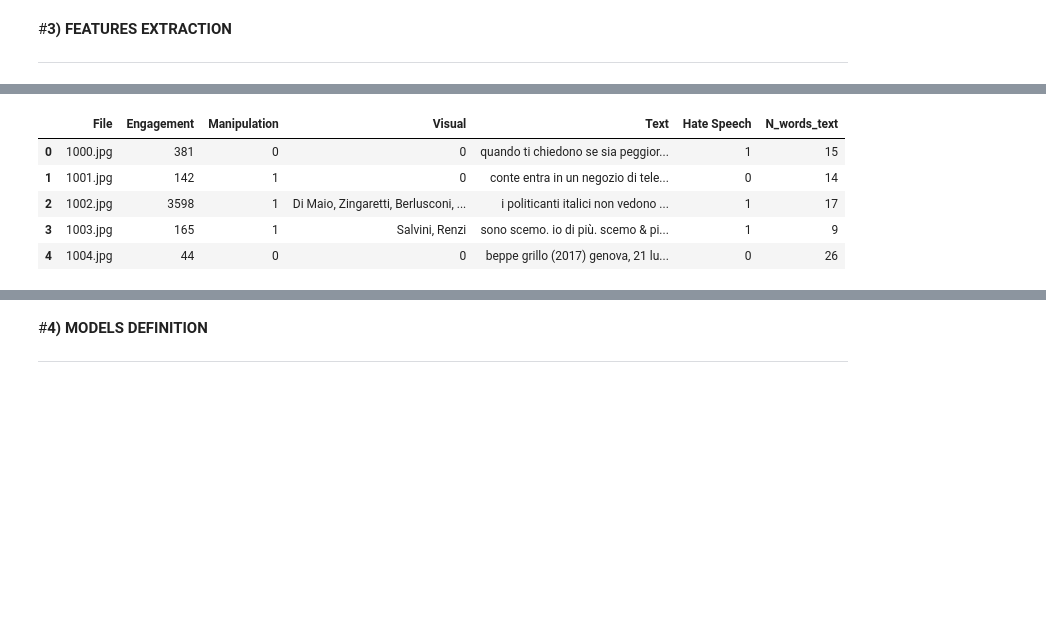
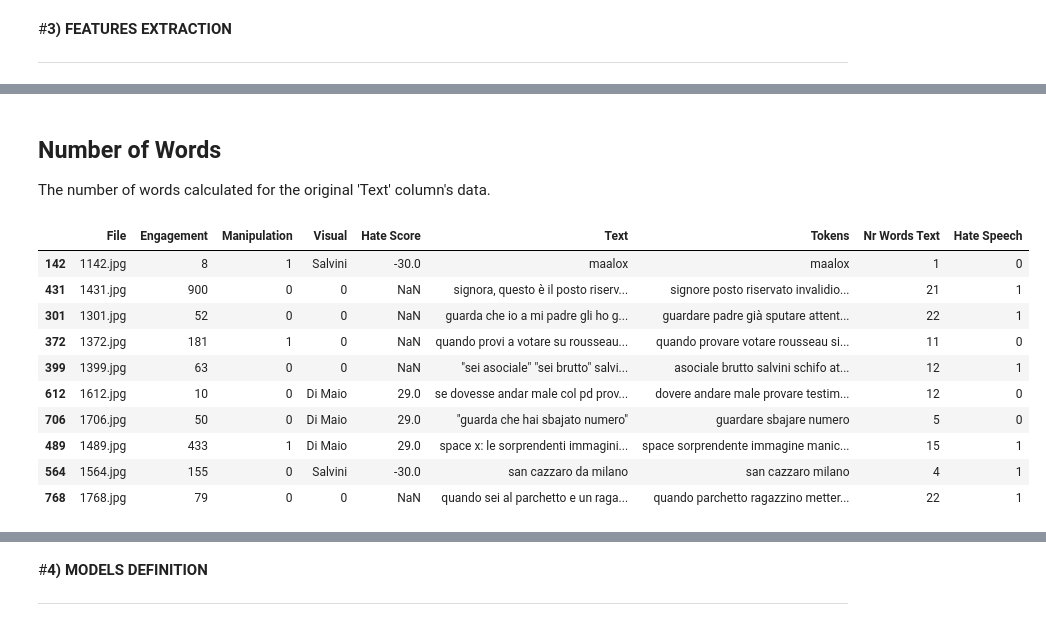
Before and after one commit to simonegramegna/NLP_Dankmeme_classification, a Jupyter notebook: NLP_Dankmemes.ipynb, the cells around one changed output, grey strips where cells are left out. Drawn from its saved outputs; the diff is of its cells as text; code cells hidden in the pictures; blank space fills up the shorter version.

```diff
--- a/NLP_Dankmemes.ipynb
+++ b/NLP_Dankmemes.ipynb
@@ -281,0 +292,6 @@ def get_explicit(censored):
+# %%
+for i in task_2_train.sample(n=10)['Text']:
+    print(f'{"ORIGINAL:":<20}{i}')
+    print(f'{"PROCESSED:":<20}{my_preprocessing(i)}')
+    print(f'{"NO_LEMMATIZATION:":<20}{my_preprocessing(i, lemmatization=False)}')
+    print('\n')
@@ -283,3 +317,5 @@ def get_explicit(censored):
 #**3) FEATURES EXTRACTION**
 
 ---
+# %%
+data = task_2_train
@@ -285,0 +324,4 @@ def get_explicit(censored):
+# %%
+data['Tokens'] = data['Text'].apply(lambda x:' '.join(my_preprocessing(x)))
+data = data[['File', 'Engagement', 'Manipulation', 'Visual', 'Text', 'Tokens', 'Hate Speech']]
+data.sample(n=10)
@@ -356,0 +392,14 @@ Meloni, Rosy Bindi, Vendola, Santanchè, Gelmini, Renzi, Casini, Minetti, Gianni
+# %%
+# The hate score is given by the difference between the number of
+# hate meme and the number of not hate meme for each of the people in 'Visual' column
+def get_hate_score(visual, score_df):
+    score = np.NAN
+    if (visual != '0'):
+        visual = visual.split(',')
+        visual = [j.strip().title() for j in visual if j != ' ' and j != '' and j != '0']
+        score = score_df.loc[visual, 'Hate Score'].sum()
+    return score
+
+data['Hate Score'] = data['Visual'].apply(lambda x:get_hate_score(x, df3))
+data = data[['File', 'Engagement', 'Manipulation', 'Visual', 'Hate Score', 'Text', 'Tokens', 'Hate Speech']]
+data.sample(n=10)
@@ -357,13 +418,23 @@ Meloni, Rosy Bindi, Vendola, Santanchè, Gelmini, Renzi, Casini, Minetti, Gianni
+# %% [markdown]
+## **Number of Words**
+
+The number of words calculated for the original 'Text' column's data.
 # %%
-data["N_words_text"] = data['Text'].apply(lambda x:len(str(x).split()))
-data.head()
+data['Nr Words Text'] = data['Text'].apply(lambda x:len(str(x).split()))
+data = data[['File', 'Engagement', 'Manipulation', 'Visual', 'Hate Score', 'Text', 'Tokens', 'Nr Words Text', 'Hate Speech']]
+data.sample(n=10)
 # %% [output]
-|  | File | Engagement | Manipulation | Visual | Text | Hate Speech | N_words_text |
-| 0 | 1000.jpg | 381 | 0 | 0 | quando ti chiedono se sia peggior... | 1 | 15 |
-| 1 | 1001.jpg | 142 | 1 | 0 | conte entra in un negozio di tele... | 0 | 14 |
-| 2 | 1002.jpg | 3598 | 1 | Di Maio, Zingaretti, Berlusconi, ... | i politicanti italici non vedono ... | 1 | 17 |
-| 3 | 1003.jpg | 165 | 1 | Salvini, Renzi | sono scemo. io di più. scemo & pi... | 1 | 9 |
-| 4 | 1004.jpg | 44 | 0 | 0 | beppe grillo (2017) genova, 21 lu... | 0 | 26 |
+|  | File | Engagement | Manipulation | Visual | Hate Score | Text | Tokens | Nr Words Text | Hate Speech |
+| 142 | 1142.jpg | 8 | 1 | Salvini | -30.0 | maalox | maalox | 1 | 0 |
+| 431 | 1431.jpg | 900 | 0 | 0 | NaN | signora, questo è il posto riserv... | signore posto riservato invalidio... | 21 | 1 |
+| 301 | 1301.jpg | 52 | 0 | 0 | NaN | guarda che io a mi padre gli ho g... | guardare padre già sputare attent... | 22 | 1 |
+| 372 | 1372.jpg | 181 | 1 | 0 | NaN | quando provi a votare su rousseau... | quando provare votare rousseau si... | 11 | 0 |
+| 399 | 1399.jpg | 63 | 0 | 0 | NaN | "sei asociale" "sei brutto" salvi... | asociale brutto salvini schifo at... | 12 | 1 |
+| 612 | 1612.jpg | 10 | 0 | Di Maio | 29.0 | se dovesse andar male col pd prov... | dovere andare male provare testim... | 12 | 0 |
+| 706 | 1706.jpg | 50 | 0 | Di Maio | 29.0 | "guarda che hai sbajato numero" | guardare sbajare numero | 5 | 0 |
+| 489 | 1489.jpg | 433 | 1 | Di Maio | 29.0 | space x: le sorprendenti immagini... | space sorprendente immagine manic... | 15 | 1 |
+| 564 | 1564.jpg | 155 | 0 | Salvini | -30.0 | san cazzaro da milano | san cazzaro milano | 4 | 1 |
+| 768 | 1768.jpg | 79 | 0 | 0 | NaN | quando sei al parchetto e un raga... | quando parchetto ragazzino metter... | 22 | 1 |
 # %%
 # Visualizzo la lunghezza del testo dei meme e delle immagini che non sono meme
 # Filtra il dataset per i valori con meme = 1
```
Also changed, not shown: parts of 20 cells of this notebook.
